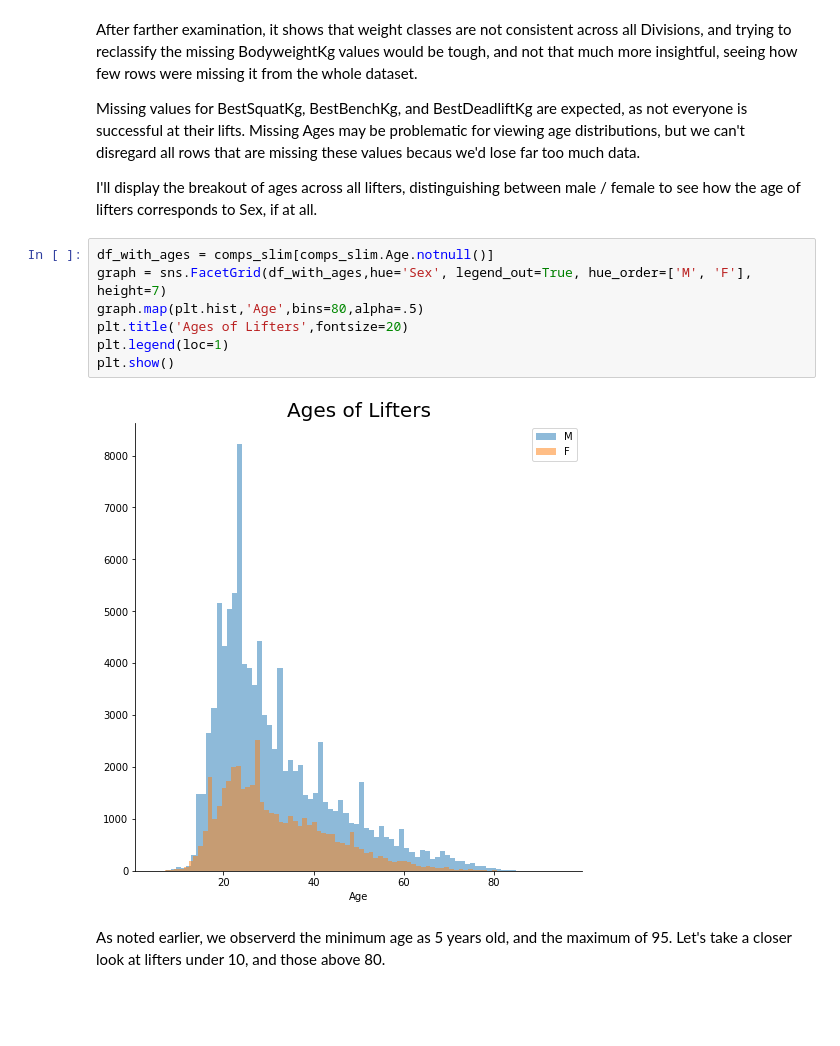
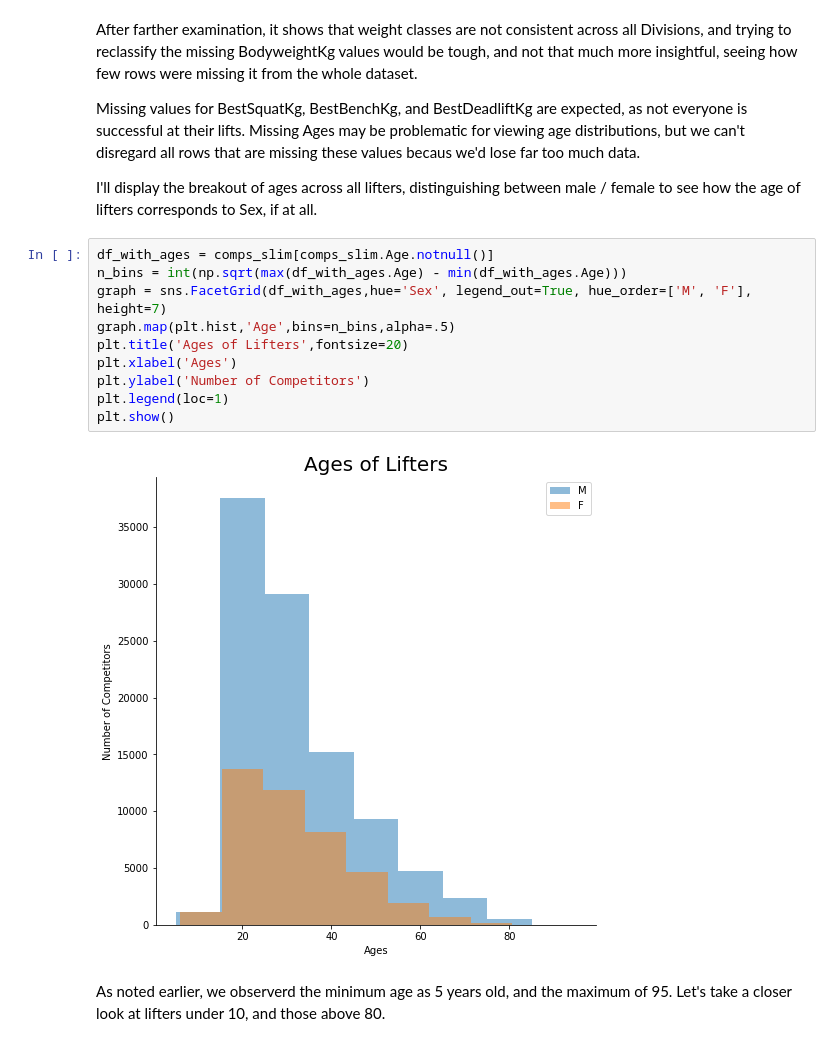
Before and after one commit to spatten35/CapstoneProject1, a Jupyter notebook: Capstone1.ipynb, the cells around one changed output. Cells and saved outputs as stored; diff of their text form; blank space fills up the shorter version.

```diff
--- a/Capstone1.ipynb
+++ b/Capstone1.ipynb
@@ -191,13 +222,16 @@ Missing values for BestSquatKg, BestBenchKg, and BestDeadliftKg are expected, as
 I'll display the breakout of ages across all lifters, distinguishing between male / female to see how the age of lifters corresponds to Sex, if at all.
 # %%
 df_with_ages = comps_slim[comps_slim.Age.notnull()]
+n_bins = int(np.sqrt(max(df_with_ages.Age) - min(df_with_ages.Age)))
 graph = sns.FacetGrid(df_with_ages,hue='Sex', legend_out=True, hue_order=['M', 'F'], height=7)
-graph.map(plt.hist,'Age',bins=80,alpha=.5)
+graph.map(plt.hist,'Age',bins=n_bins,alpha=.5)
 plt.title('Ages of Lifters',fontsize=20)
+plt.xlabel('Ages')
+plt.ylabel('Number of Competitors')
 plt.legend(loc=1)
 plt.show()
 # %% [output]
-[figure, old version]
+[figure, new version]
 # %% [markdown]
 As noted earlier, we observerd the minimum age as 5 years old, and the maximum of 95. Let's take a closer look at lifters under 10, and those above 80.
 # %%
```
Also changed, not shown: parts of 32 cells of this notebook.
